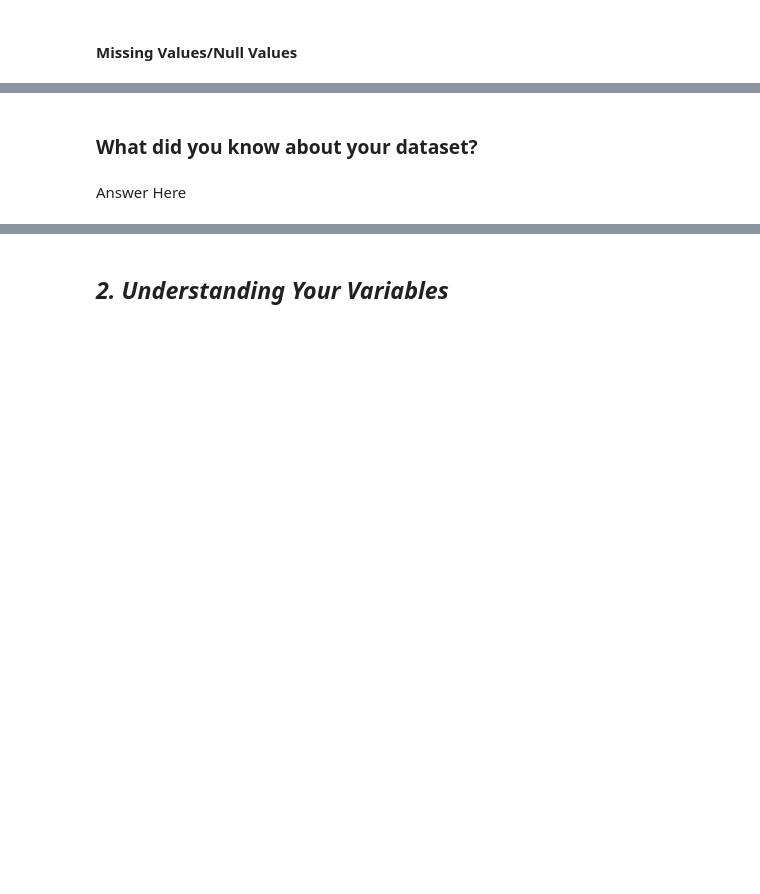
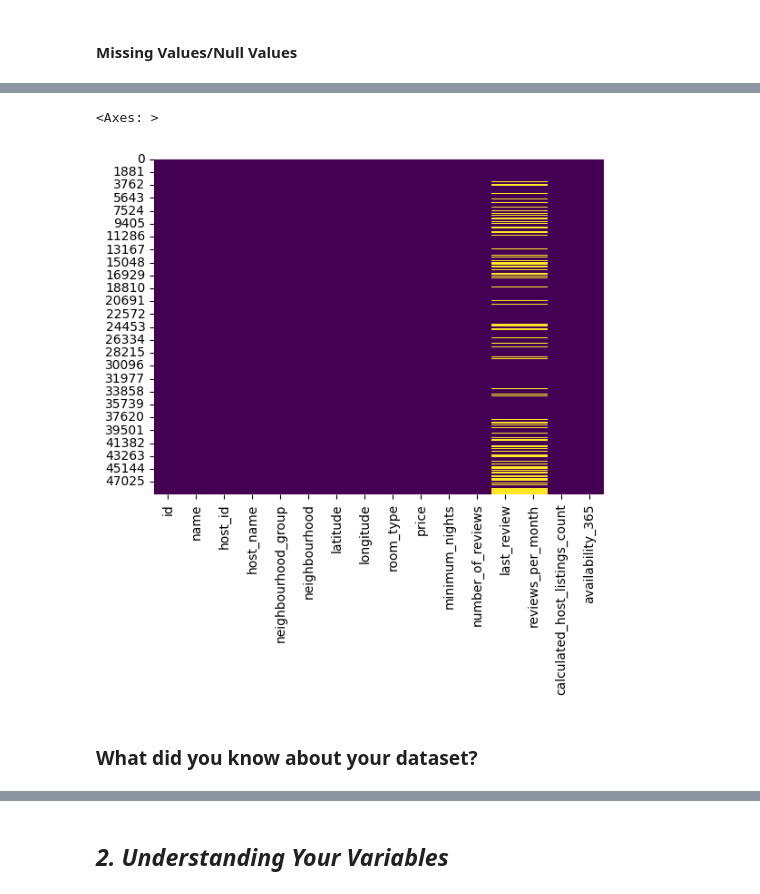
Before and after one commit to PrashikRamteke/Airbnb_Booking_Dataset_Exploratory_Data_Analysis, a Jupyter notebook: AirBnb_Bookings_Analysis_EDA_Prashik_Ramteke.ipynb, the cells around one changed output, grey strips where cells are left out. Saved outputs shown, nothing was run; the diff lists cells and outputs as text; code cells hidden in the pictures; blank space fills up the shorter version.

```diff
--- a/AirBnb_Bookings_Analysis_EDA_Prashik_Ramteke.ipynb
+++ b/AirBnb_Bookings_Analysis_EDA_Prashik_Ramteke.ipynb
@@ -121,9 +172,11 @@ df.isnull().sum()
 # %%
 # Visualizing the missing values
 
 # Checking Null Value by plotting Heatmap
-sns.heatmap(df.isnull(), cbar=False)
+sns.heatmap(df.isnull(), cbar=False,cmap='viridis')
+# it looks like only last review and reviews per month have null values in the field
+# %% [output]
+<Axes: >
+[figure, added]
 # %% [markdown]
 ### What did you know about your dataset?
-# %% [markdown]
-Answer Here
```
Also changed, not shown: parts of 10 cells of this notebook.
